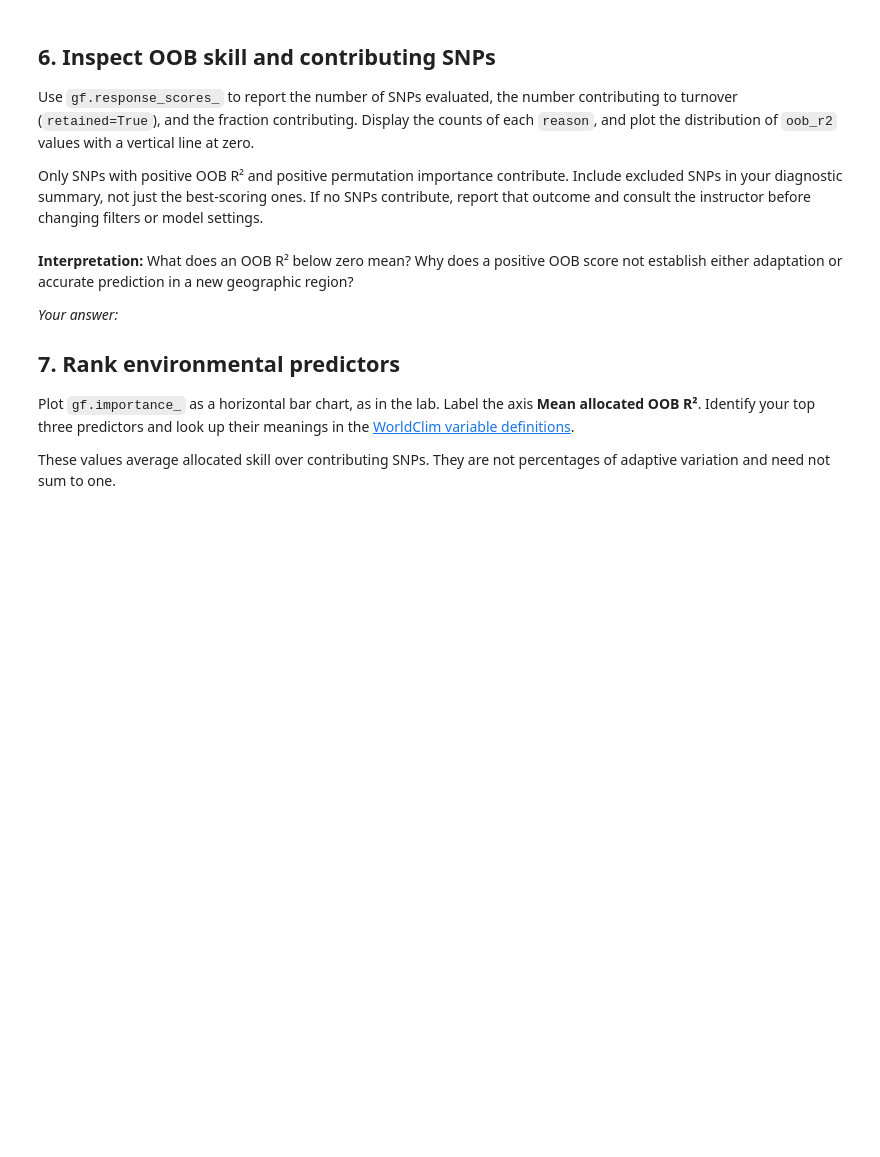
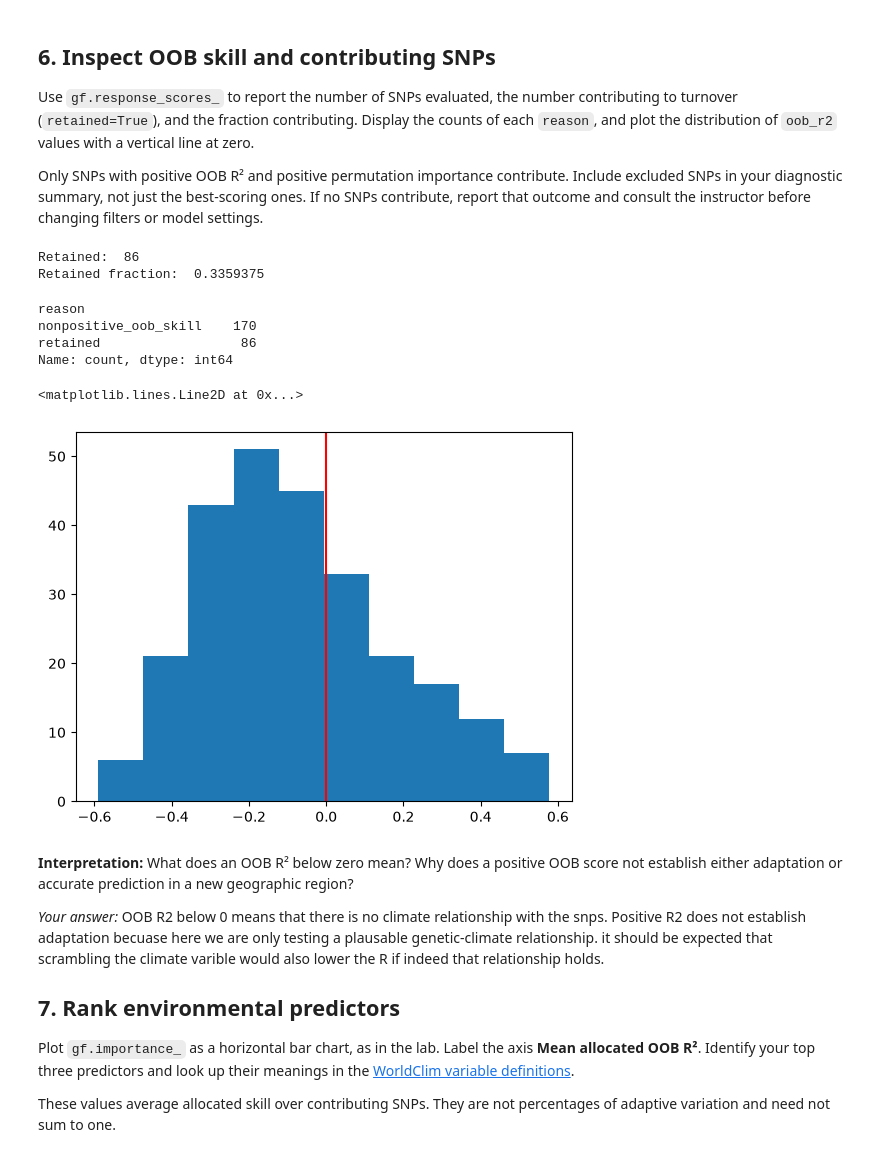
Before and after one commit to Gyrosigma/BIO597-SpatialBiodiversity, a Jupyter notebook: docs/assignments/Assignment-09-GradientForest.ipynb, the cells around one changed output. Drawn from its saved outputs; the diff is of its cells as text; code cells hidden in the pictures; blank space fills up the shorter version.

Commit message:
Complete Gradient Forest assignment

```diff
--- a/docs/assignments/Assignment-09-GradientForest.ipynb
+++ b/docs/assignments/Assignment-09-GradientForest.ipynb
@@ -140,3 +208,8 @@ These settings match the lab. `max_level=2` controls approximate conditional per
 # %%
 # Create gf with the four settings above and fit it to X and y.
 # Display gf.response_scores_ sorted by descending oob_r2.
+
+gf = GradientForest(
+    n_estimators=100, max_level=2, random_state=42, keep_response_curves=True,
+).fit(X, y)
+gf.response_scores_.sort_values("oob_r2", ascending=False).head()
@@ -151,10 +232,29 @@ Only SNPs with positive OOB R² and positive permutation importance contribute.
 # Print evaluated and retained counts and the retained fraction.
 # Display scores["reason"].value_counts().
 # Plot scores["oob_r2"].dropna() as a histogram, with a reference line at zero.
+# %%
+scores = gf.response_scores_.sort_values("oob_r2", ascending=False)
+
+print('Retained: ',len(scores.loc[scores.retained == True]))
+print('Retained fraction: ',len(scores.loc[scores.retained == True])/len(scores))
+display(scores.reason.value_counts())
+
+fig, ax = plt.subplots()
+ax.hist(scores["oob_r2"].dropna())
+ax.axvline(x=0,color ='r')
+# %% [output]
+Retained:  86
+Retained fraction:  0.3359375
+reason
+nonpositive_oob_skill    170
+retained                  86
+Name: count, dtype: int64
+<matplotlib.lines.Line2D at 0x...>
+[figure, added]
 # %% [markdown]
 **Interpretation:** What does an OOB R² below zero mean? Why does a positive OOB score not establish either adaptation or accurate prediction in a new geographic region?
 
-*Your answer:*
+*Your answer:* OOB R2 below 0 means that there is no climate relationship with the snps. Positive R2 does not establish adaptation becuase here we are only testing a plausable genetic-climate relationship. it should be expected that scrambling the climate varible would also lower the R if indeed that relationship holds.
 
 ## 7. Rank environmental predictors
 
```
Also changed, not shown: parts of 24 cells of this notebook, 11 other files.
